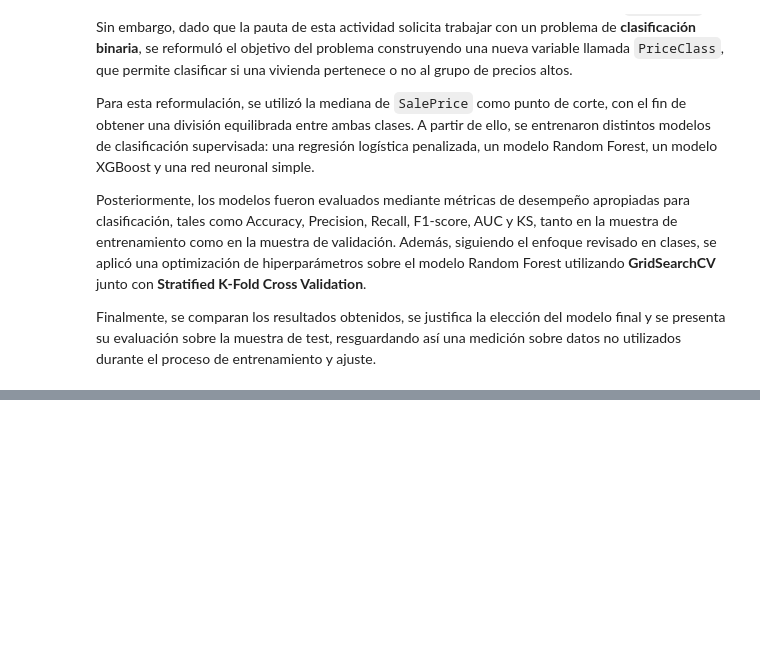
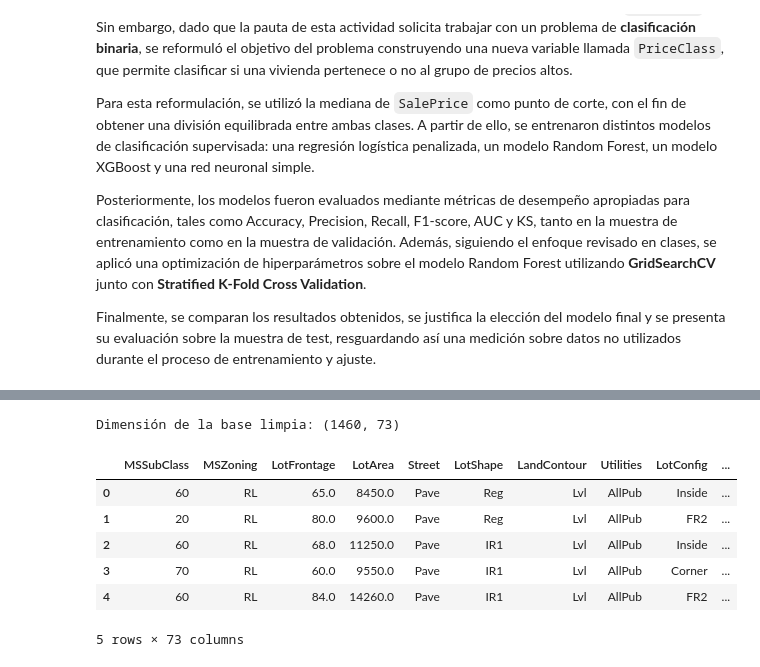
Before and after one commit to jonathanastudillo-lab/Ejercicio, a Jupyter notebook: house_prices_advanced_regression_techniques_sumativo2.ipynb, the cells around one changed output, grey strips where cells are left out. Saved outputs shown, nothing was run; the diff lists cells and outputs as text; code cells hidden in the pictures; blank space fills up the shorter version.

```diff
--- a/house_prices_advanced_regression_techniques_sumativo2.ipynb
+++ b/house_prices_advanced_regression_techniques_sumativo2.ipynb
@@ -57,0 +59,15 @@ from xgboost import XGBClassifier
+# %%
+url = "https://raw.githubusercontent.com/jonathanastudillo-lab/Ejercicio/main/house_prices_base_limpia_sumativo1.csv"
+df_model = pd.read_csv(url)
+
+print("Dimensión de la base limpia:", df_model.shape)
+display(df_model.head())
+# %% [output]
+Dimensión de la base limpia: (1460, 73)
+|  | MSSubClass | MSZoning | LotFrontage | LotArea | Street | LotShape | LandContour | Utilities | LotConfig | ... |
+| 0 | 60 | RL | 65.0 | 8450.0 | Pave | Reg | Lvl | AllPub | Inside | ... |
+| 1 | 20 | RL | 80.0 | 9600.0 | Pave | Reg | Lvl | AllPub | FR2 | ... |
+| 2 | 60 | RL | 68.0 | 11250.0 | Pave | IR1 | Lvl | AllPub | Inside | ... |
+| 3 | 70 | RL | 60.0 | 9550.0 | Pave | IR1 | Lvl | AllPub | Corner | ... |
+| 4 | 60 | RL | 84.0 | 14260.0 | Pave | IR1 | Lvl | AllPub | FR2 | ... |
+5 rows × 73 columns
```
Also changed, not shown: parts of 58 cells of this notebook.
